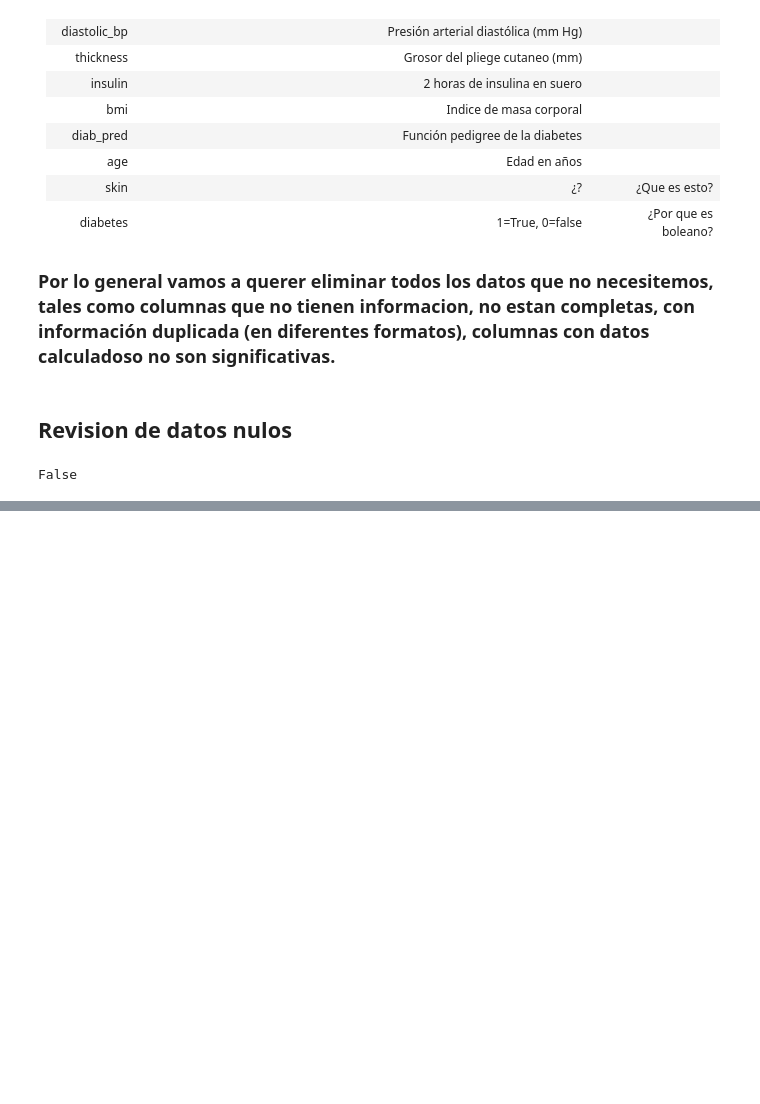
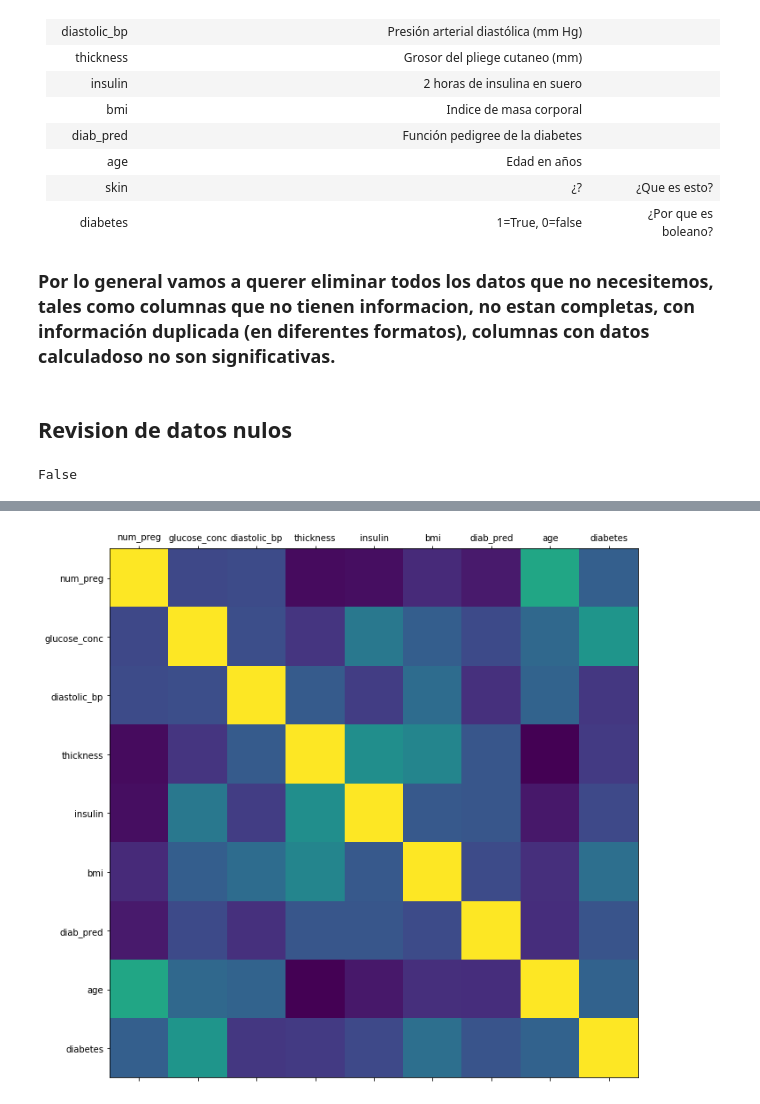
Before and after one commit to qnelo/anacondaTutorial, a Jupyter notebook: notebooks/Predicción de diabetes con datos PIMA.ipynb, the cells around one changed output, grey strips where cells are left out. Drawn from its saved outputs; the diff is of its cells as text; code cells hidden in the pictures; blank space fills up the shorter version.

```diff
--- a/notebooks/Predicción de diabetes con datos PIMA.ipynb
+++ b/notebooks/Predicción de diabetes con datos PIMA.ipynb
@@ -73,0 +160,4 @@ False
+# %%
+plot_corr(dataFrame)
+# %% [output]
+[figure, added]
```
Also changed, not shown: parts of 15 cells of this notebook, 1 other file.
